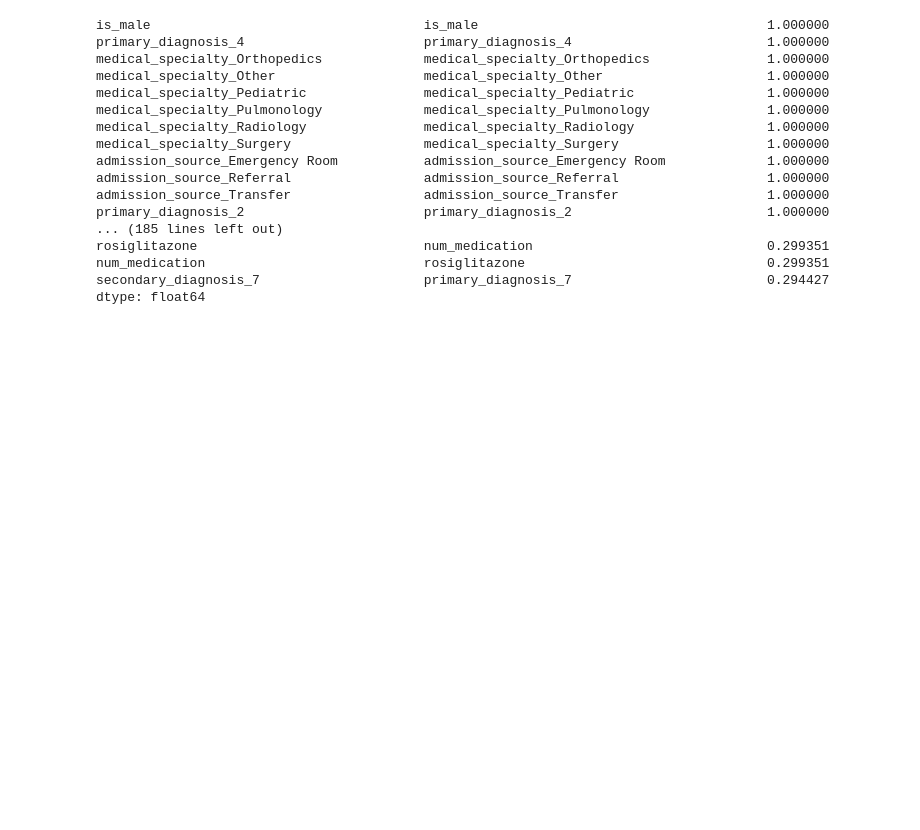
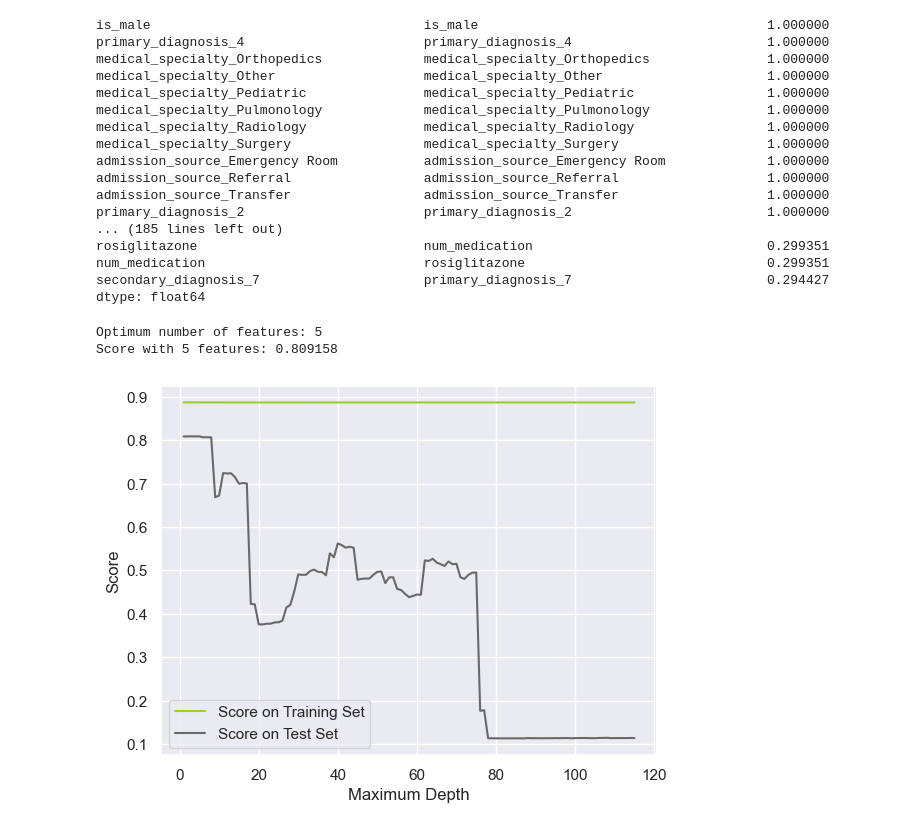
Before and after one commit to cmpnoah/Hospital_ML, a Jupyter notebook: Noah's data/Feature_engineering.ipynb, the cells around one changed output. Saved outputs shown, nothing was run; the diff lists cells and outputs as text; code cells hidden in the pictures; blank space fills up the shorter version.

```diff
--- a/Noah's data/Feature_engineering.ipynb
+++ b/Noah's data/Feature_engineering.ipynb
@@ -36,7 +36,7 @@ from sklearn.preprocessing import MinMaxScaler
 import warnings
 warnings.filterwarnings('ignore')
 # %%
-df = pd.read_csv("final_data.csv")
+df = pd.read_csv("/Users/noahcampana/Desktop/Studium/Master/Semester 1/Machine Learning/Project/project_data/clean_data.csv")
 df.drop(["medication"], axis = 1, inplace=True)
 df.info()
 # %% [output]
@@ -91,3 +91,46 @@ rosiglitazone                             num_medication
 num_medication                            rosiglitazone                               0.299351
 secondary_diagnosis_7                     primary_diagnosis_7                         0.294427
 dtype: float64
+# %%
+#no of features
+nof_list=np.arange(1,116)
+high_score=0
+#Variable to store the optimum features
+nof=0
+train_score_list =[]
+val_score_list = []
+
+for n in range(len(nof_list)):
+    model = LogisticRegression()
+
+    rfe = RFE(estimator = model,n_features_to_select = nof_list[n])
+    X_train_rfe = rfe.fit_transform(X_train_scaled,y_train)
+    X_val_rfe = rfe.transform(X_val_num_scaled)
+    model.fit(X_train_rfe,y_train)
+
+    #storing results on training data
+    train_score = model.score(X_train_rfe,y_train)
+    train_score_list.append(train_score)
+
+    #storing results on training data
+    val_score = model.score(X_val_rfe,y_val)
+    val_score_list.append(val_score)
+
+    #check best score
+    if(val_score >= high_score):
+        high_score = val_score
+        nof = nof_list[n]
+print("Optimum number of features: %d" %nof)
+print("Score with %d features: %f" % (nof, high_score))
+# %% [output]
+Optimum number of features: 5
+Score with 5 features: 0.809158
+# %%
+plt.plot(list(range(1,116)), train_score_list, label="Score on Training Set", color='yellowgreen')
+plt.plot(list(range(1,116)), val_score_list, label="Score on Test Set", color='dimgray')
+plt.xlabel("Maximum Depth")
+plt.ylabel("Score")
+plt.legend()
+plt.show()
+# %% [output]
+[figure, added]
```
Also changed, not shown: 1 other file.
